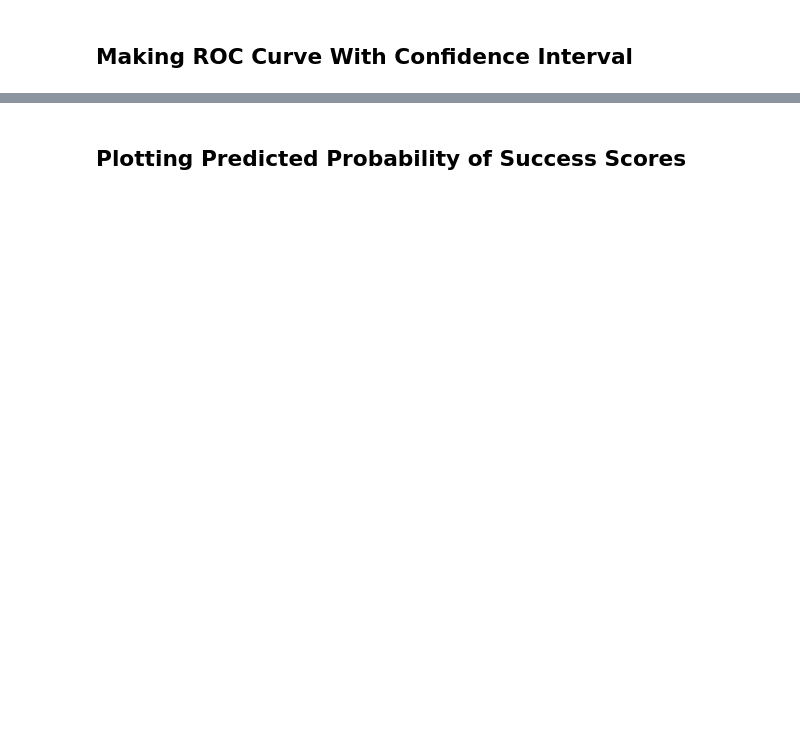
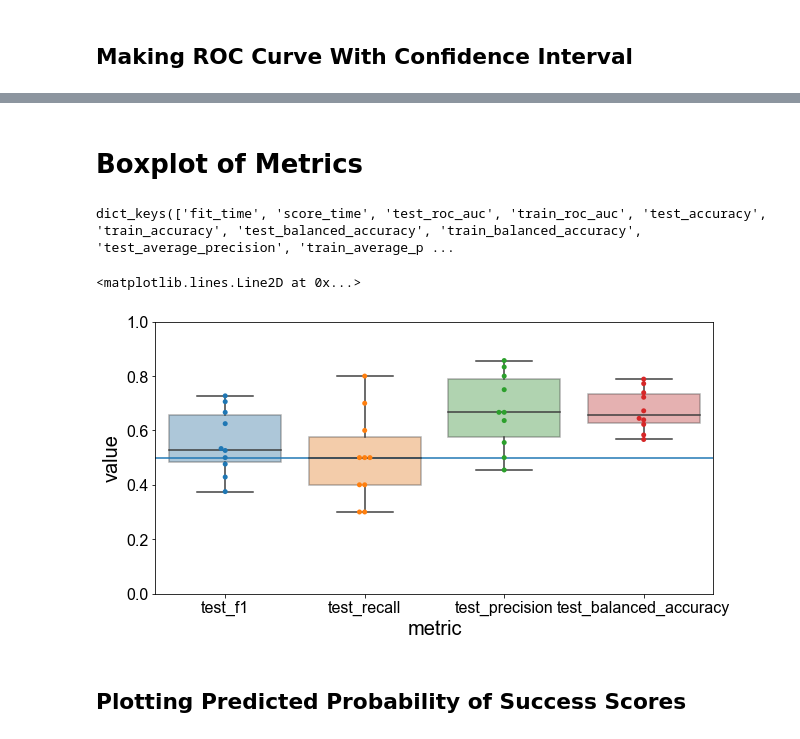
Before and after one commit to ncsl/episcalp, a Jupyter notebook: notebooks/cross_validation/plot_feature_exp_metrics.ipynb, the cells around one changed output, grey strips where cells are left out. Cells and saved outputs as stored; diff of their text form; code cells hidden in the pictures; blank space fills up the shorter version.

```diff
--- a/notebooks/cross_validation/plot_feature_exp_metrics.ipynb
+++ b/notebooks/cross_validation/plot_feature_exp_metrics.ipynb
@@ -298,3 +298,47 @@ fig.savefig(
+# %% [markdown]
+# Boxplot of Metrics
+# %%
+print(scores.keys())
+# %% [output]
+dict_keys(['fit_time', 'score_time', 'test_roc_auc', 'train_roc_auc', 'test_accuracy', 'train_accuracy', 'test_balanced_accuracy', 'train_balanced_accuracy', 'test_average_precision', 'train_average_p ...
+# %%
+metrics = [
+    "test_f1",
+    "test_recall",
+    "test_precision",
+    "test_balanced_accuracy",
+    #     "test_neg_brier_score",
+]
+
+df = pd.DataFrame()
+for metric in metrics:
+    metric_scores = scores[metric]
+    df[metric] = metric_scores
+
+df = pd.melt(df, value_name="value", var_name="metric")
+# %%
+fig, ax = plt.subplots(figsize=(10, 5))
+sns.boxplot(
+    x="metric",
+    y="value",
+    #     color="gray",
+    data=df,
+    ax=ax,
+    boxprops=dict(alpha=0.4),
+)
+sns.swarmplot(
+    x="metric",
+    y="value",
+    #     hue="exp_condition",
+    #               color="black",
+    data=df,
+    ax=ax,
+)
+ax.set(ylim=[0, 1])
+ax.axhline(0.5, label="chance")
+# %% [output]
+<matplotlib.lines.Line2D at 0x...>
+[figure, added]
 # %% [markdown]
 ## Plotting Predicted Probability of Success Scores
 # %%
```
Also changed, not shown: parts of 12 cells of this notebook, 7 other files.
